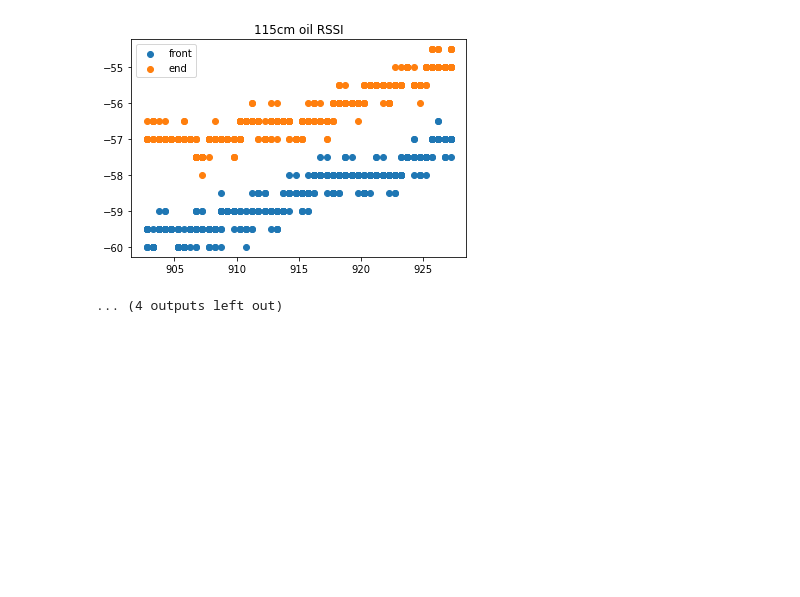
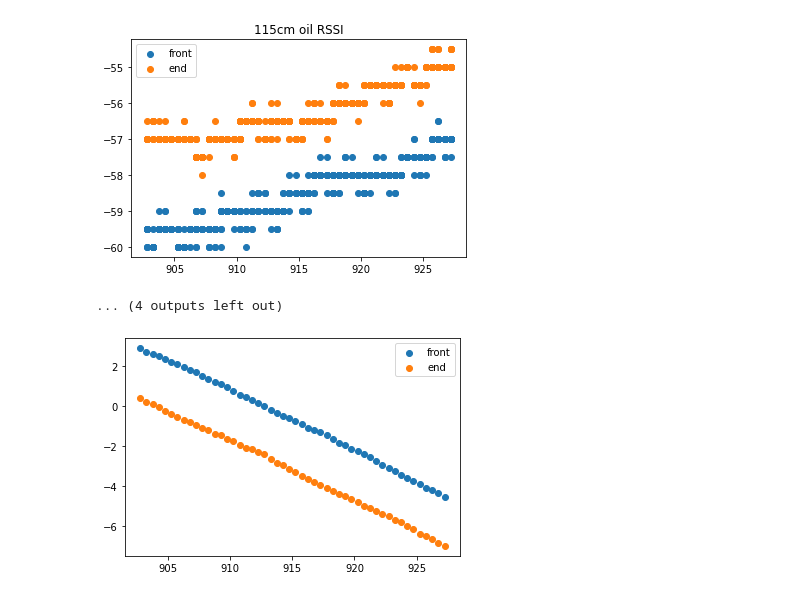
Before and after one commit to Jennifer331/Scripts, a Jupyter notebook: python/jupter/实验分析/march29th正反对比.ipynb, the cells around one changed output. Cells and saved outputs as stored; diff of their text form; code cells hidden in the pictures; blank space fills up the shorter version.

```diff
--- a/python/jupter/实验分析/march29th正反对比.ipynb
+++ b/python/jupter/实验分析/march29th正反对比.ipynb
@@ -117,3 +117,21 @@ for i in [55, 75, 85, 95, 105, 115, 125, 135]:
 [figure]
 [figure]
 ... (4 outputs left out)
+# %%
+f1 = 'outdoor_d1_empty_front_kde_outdoor.csv'
+f2 = 'outdoor_d1_empty_tail_kde_outdoor.csv'
+epc = dm.epc_empty
+folder1='D:\\Atom\\python\\data\\cleaned\\grill\\outdoor'
+folder2='D:\\Atom\\exp\\20210329\\outdoor_grill'
+attr = 'PHASE'
+
+df_v_f = pd.read_csv(os.path.join(folder1, f1))
+df_v_t = pd.read_csv(os.path.join(folder1, f2))
+plt.scatter(df_v_f['CHANNEL'], np.unwrap(df_v_f[attr].values))
+plt.scatter(df_v_t['CHANNEL'], np.unwrap(df_v_t[attr].values))
+
+
+plt.legend(['front', 'end'])
+plt.show()
+# %% [output]
+[figure, added]
```
Also changed, not shown: parts of 5 cells of this notebook.
